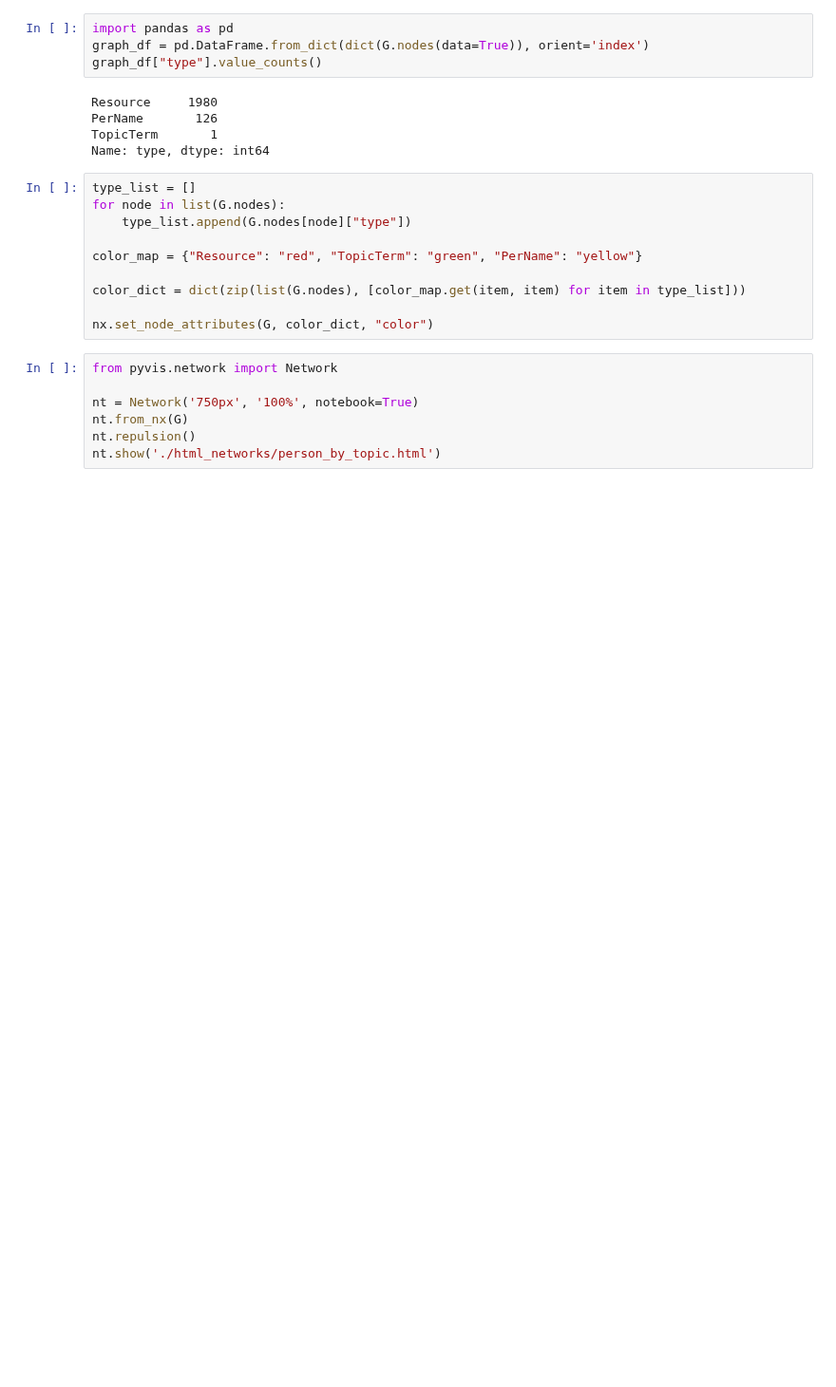
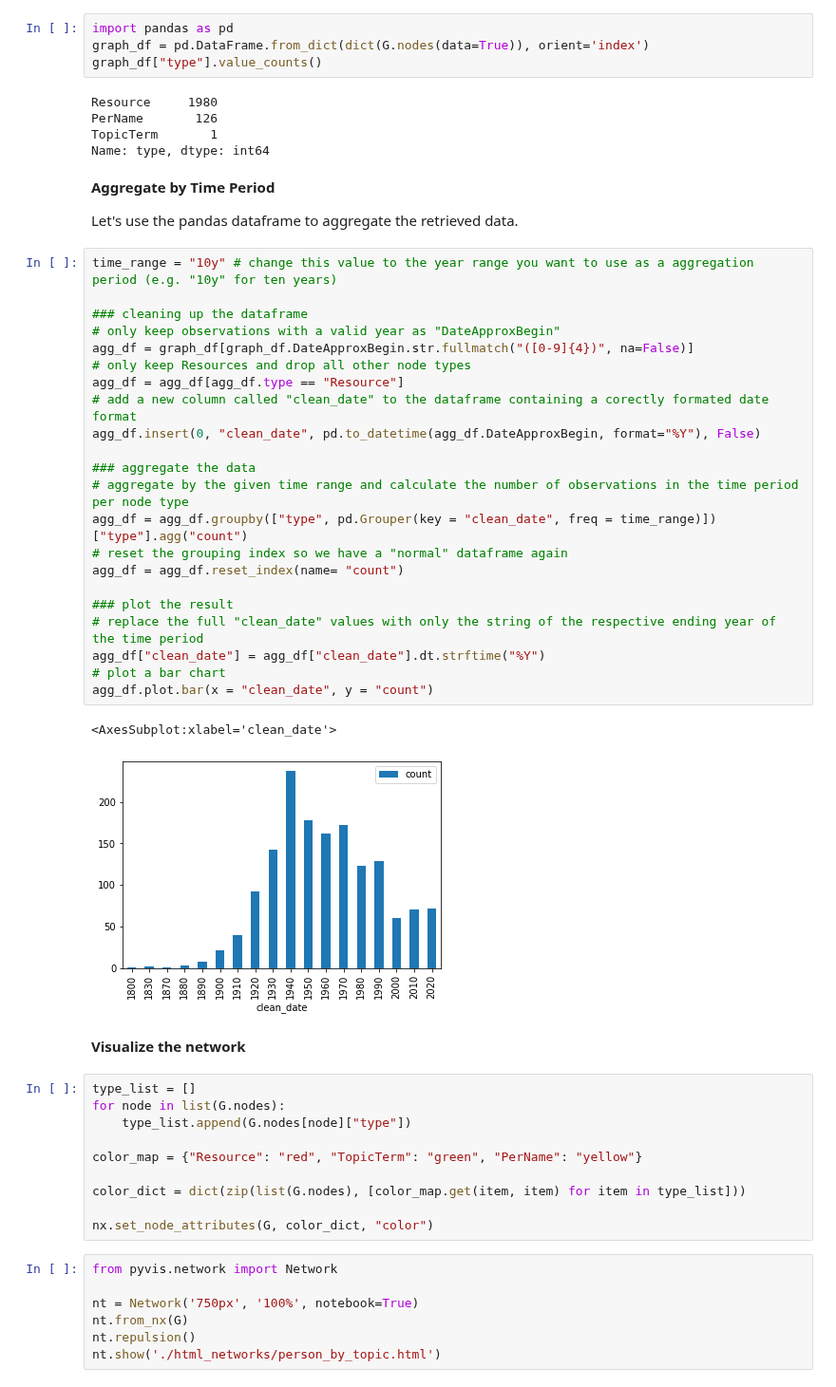
Before and after one commit to sonar-idh/jupyter-curriculum, a Jupyter notebook: notebooks/Notebook 3 - SoNAR (IDH).ipynb, the cells around one changed output. Shown at 95% size. Saved outputs shown, nothing was run; the diff lists cells and outputs as text; blank space fills up the shorter version.

```diff
--- a/notebooks/Notebook 3 - SoNAR (IDH).ipynb
+++ b/notebooks/Notebook 3 - SoNAR (IDH).ipynb
@@ -932,6 +939,37 @@ Resource     1980
 PerName       126
 TopicTerm       1
 Name: type, dtype: int64
+# %% [markdown]
+**Aggregate by Time Period**
+
+Let's use the pandas dataframe to aggregate the retrieved data.
+# %%
+time_range = "10y" # change this value to the year range you want to use as a aggregation period (e.g. "10y" for ten years)
+
+### cleaning up the dataframe
+# only keep observations with a valid year as "DateApproxBegin"
+agg_df = graph_df[graph_df.DateApproxBegin.str.fullmatch("([0-9]{4})", na=False)]
+# only keep Resources and drop all other node types
+agg_df = agg_df[agg_df.type == "Resource"]
+# add a new column called "clean_date" to the dataframe containing a corectly formated date format
+agg_df.insert(0, "clean_date", pd.to_datetime(agg_df.DateApproxBegin, format="%Y"), False)
+
+### aggregate the data
+# aggregate by the given time range and calculate the number of observations in the time period per node type
+agg_df = agg_df.groupby(["type", pd.Grouper(key = "clean_date", freq = time_range)])["type"].agg("count")
+# reset the grouping index so we have a "normal" dataframe again
+agg_df = agg_df.reset_index(name= "count")
+
+### plot the result
+# replace the full "clean_date" values with only the string of the respective ending year of the time period
+agg_df["clean_date"] = agg_df["clean_date"].dt.strftime("%Y")
+# plot a bar chart
+agg_df.plot.bar(x = "clean_date", y = "count")
+# %% [output]
+<AxesSubplot:xlabel='clean_date'>
+[figure, added]
+# %% [markdown]
+**Visualize the network**
 # %%
 type_list = []
 for node in list(G.nodes):
```
Also changed, not shown: parts of 3 cells of this notebook.
